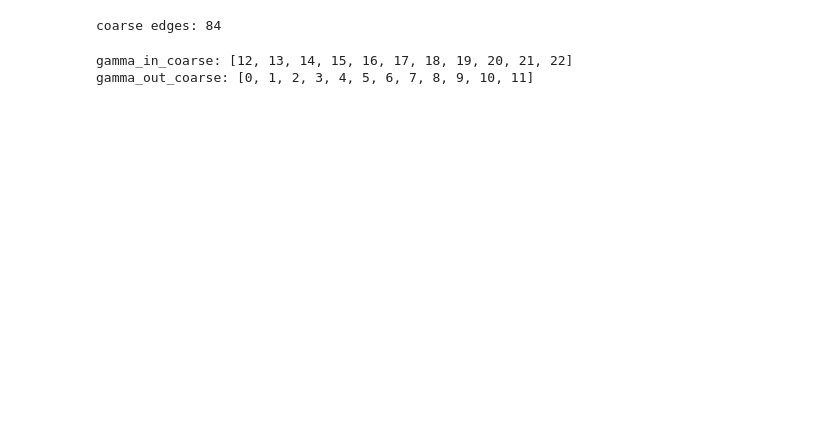
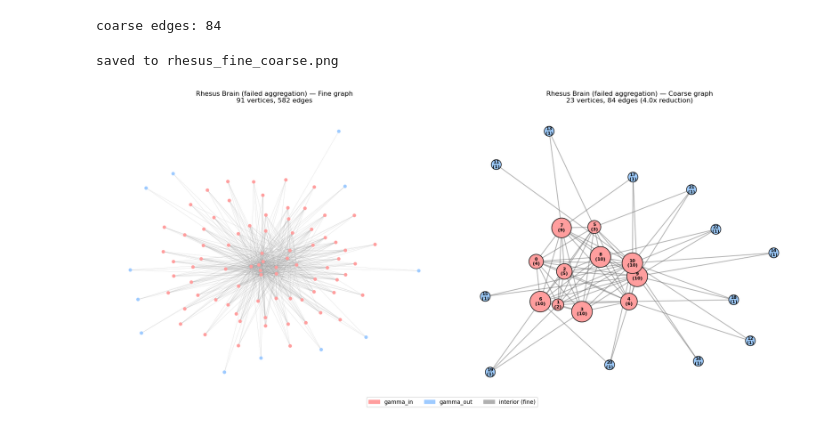
Before and after one commit to diapatel/white-noise-sampling, a Jupyter notebook: notebooks/pipeline_runs/rhesus_coarse.ipynb, the cells around one changed output. Cells and saved outputs as stored; diff of their text form; code cells hidden in the pictures; blank space fills up the shorter version.

```diff
--- a/notebooks/pipeline_runs/rhesus_coarse.ipynb
+++ b/notebooks/pipeline_runs/rhesus_coarse.ipynb
@@ -298,15 +66,0 @@ Overlap (should be empty): set()
-# %%
-aggregate_of, n_coarse = build_capped_aggregation_respecting_boundary(G_nx, gamma_in, gamma_out, max_size=8)
-print(f"n_coarse: {n_coarse}")
-
-groups = {}
-for v, a in aggregate_of.items():
-    groups.setdefault(a, []).append(v)
-sizes = [len(m) for m in groups.values()]
-print(f"Sizes: {sorted(sizes, reverse=True)}")
-print(f"Singletons: {sizes.count(1)}")
-
-gamma_in_coarse = sorted(set(aggregate_of[v] for v in gamma_in))
-gamma_out_coarse = sorted(set(aggregate_of[v] for v in gamma_out))
-overlap = set(gamma_in_coarse) & set(gamma_out_coarse)
-print(f"Overlap: {overlap}")
@@ -317,0 +74,6 @@ Overlap: set()
+# %%
+G_nx = nx.Graph()
+G_nx.add_edges_from(edges)
+# %%
+aggregate_of, n_coarse = build_capped_aggregation(G_nx, gamma_in, gamma_out, max_size=10)
+summary = summarize_aggregation(aggregate_of, n_coarse, gamma_in, gamma_out)
@@ -323,8 +93,13 @@ coarse edges: 84
 # %%
 gamma_in_coarse = sorted(set(aggregate_of[v] for v in gamma_in))
 gamma_out_coarse = sorted(set(aggregate_of[v] for v in gamma_out))
-print(f"gamma_in_coarse: {gamma_in_coarse}")
-print(f"gamma_out_coarse: {gamma_out_coarse}")
+
+fig, axes = visualize_fine_and_coarse(
+    G_nx, aggregate_of, n_coarse, coarse_edges,
+    gamma_in_coarse, gamma_out_coarse,
+    dataset_name="Rhesus Brain (failed aggregation)",
+    save_path="rhesus_fine_coarse.png"
+)
 # %% [output]
-gamma_in_coarse: [12, 13, 14, 15, 16, 17, 18, 19, 20, 21, 22]
-gamma_out_coarse: [0, 1, 2, 3, 4, 5, 6, 7, 8, 9, 10, 11]
+saved to rhesus_fine_coarse.png
+[figure, added]
```
Also changed, not shown: parts of 16 cells of this notebook, 16 other files.
